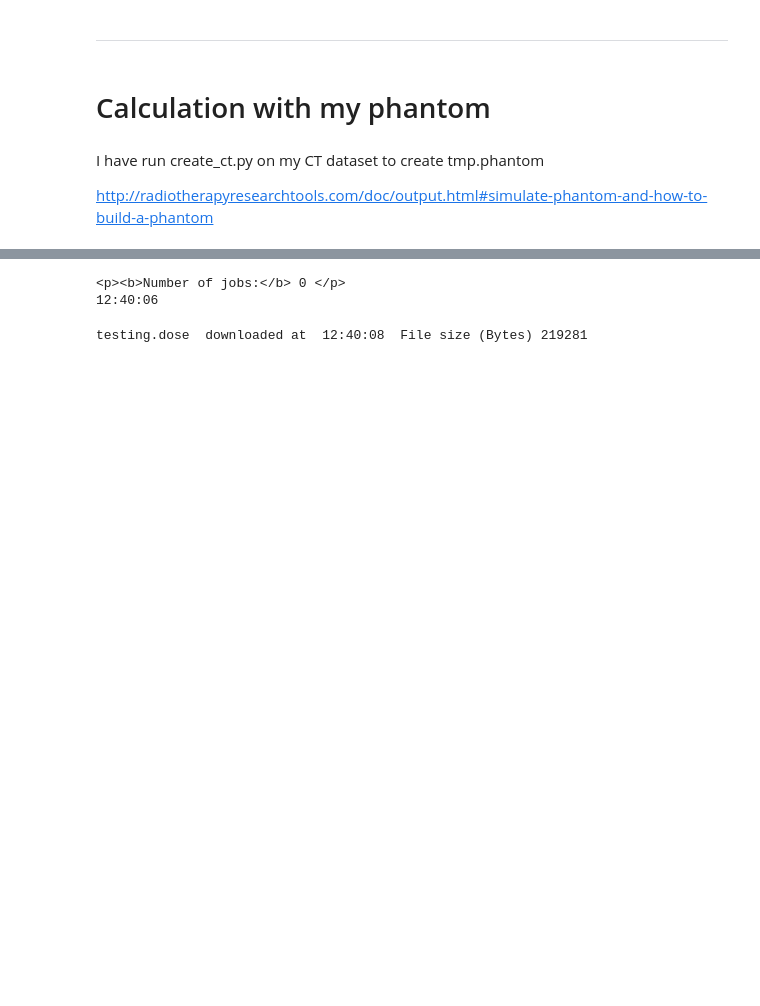
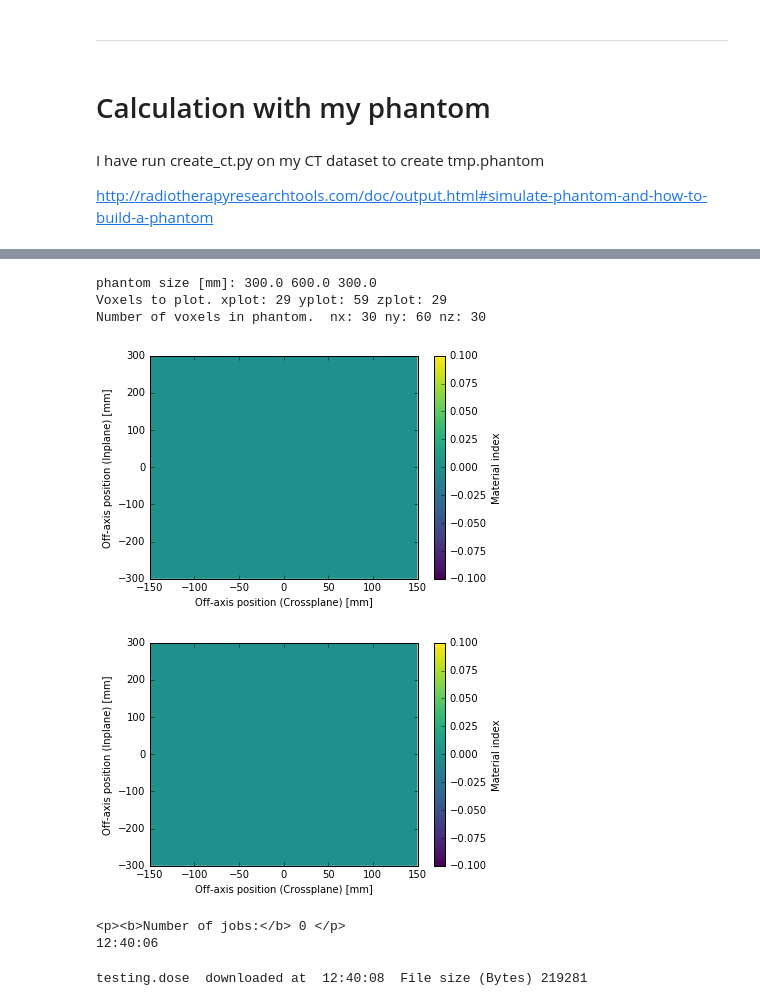
Before and after one commit to robmarkcole/Useful-python-for-medical-physics, a Jupyter notebook: VirtuaLinac/VirtualLinac_test_am_21_9_2016.ipynb, the cells around one changed output, grey strips where cells are left out. Saved outputs shown, nothing was run; the diff lists cells and outputs as text; code cells hidden in the pictures; blank space fills up the shorter version.

```diff
--- a/VirtuaLinac/VirtualLinac_test_am_21_9_2016.ipynb
+++ b/VirtuaLinac/VirtualLinac_test_am_21_9_2016.ipynb
@@ -189,3 +193,11 @@ r = requests.post(url + '/upload', files=upload_files)
+# %%
+vlplt.plotdose('cylinder.phantom', xplot=29, yplot=59, zplot=29, plotdir='z', dimension=2)   # Can plot phantom..
+# %% [output]
+phantom size [mm]: 300.0 600.0 300.0
+Voxels to plot. xplot: 29 yplot: 59 zplot: 29
+Number of voxels in phantom.  nx: 30 ny: 60 nz: 30
+[figure, added]
+[figure, added]
 # %%
 params2 = {
     'filename'     : 'api_test_1',
```
Also changed, not shown: parts of 12 cells of this notebook.
